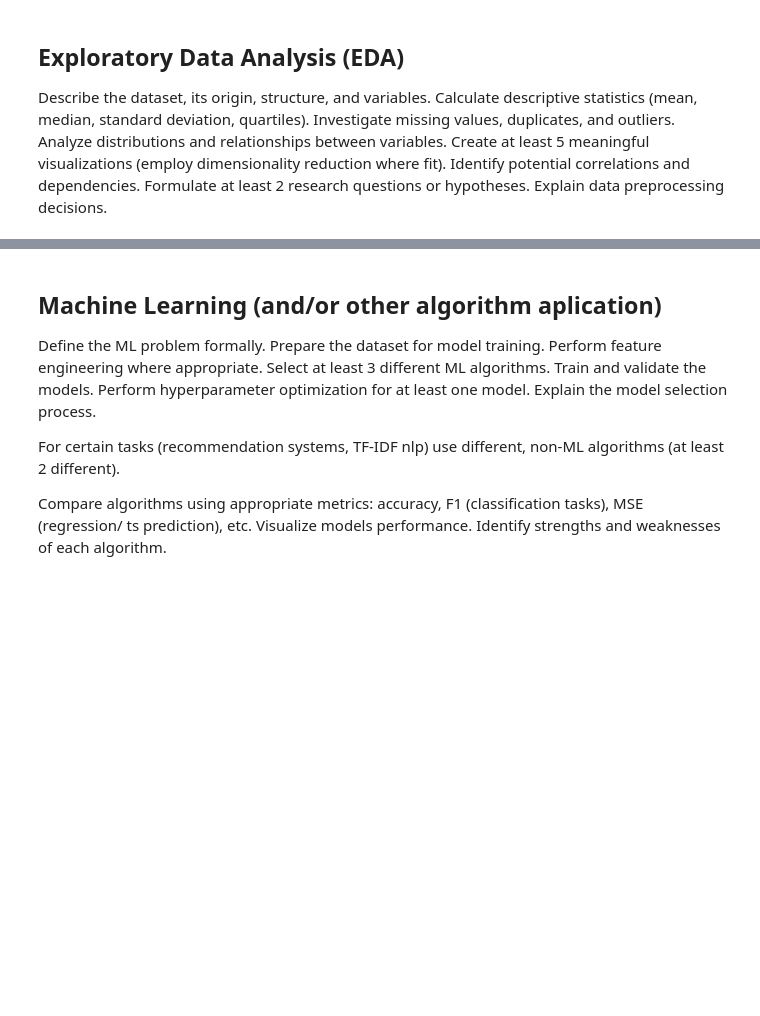
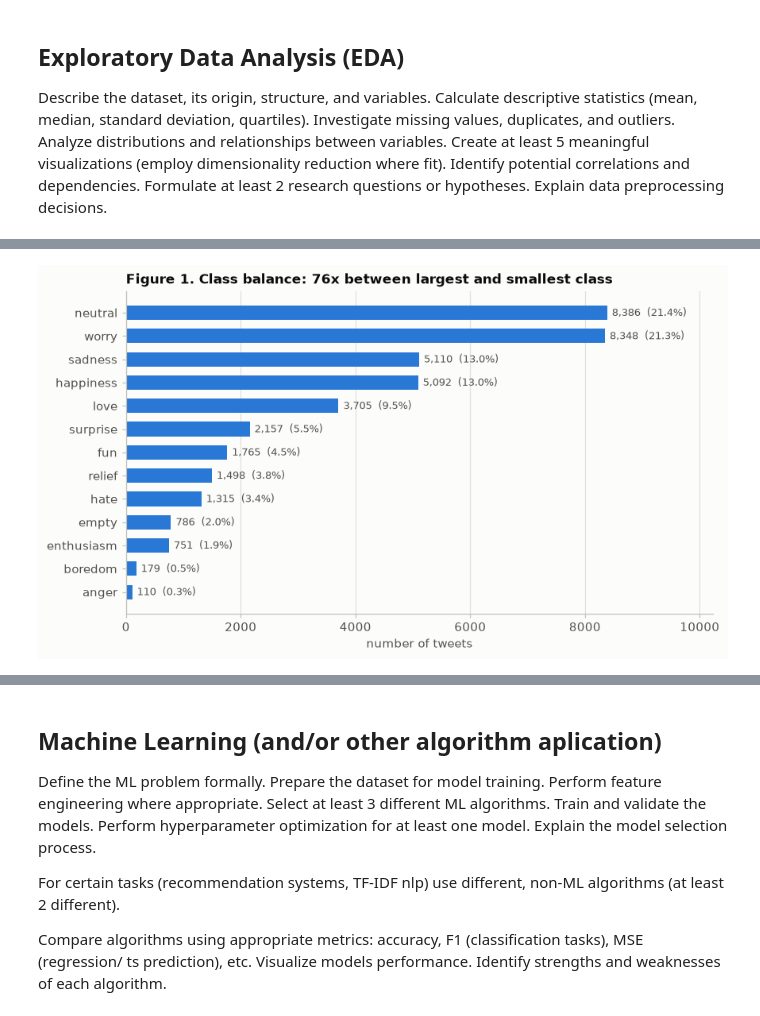
Before and after one commit to ArgasDTiger/ida-labs, a Jupyter notebook: assignement-4.ipynb, the cells around one changed output, grey strips where cells are left out. Drawn from its saved outputs; the diff is of its cells as text; code cells hidden in the pictures; blank space fills up the shorter version.

```diff
--- a/assignement-4.ipynb
+++ b/assignement-4.ipynb
@@ -94,0 +188,34 @@ Describe the dataset, its origin, structure, and variables. Calculate descriptiv
+# %%
+META_COLS = ["n_chars", "n_words", "n_exclaim", "n_question", "n_hashtags", "n_mentions", "n_urls", "upper_ratio", "elongated"]
+
+def meta_features(s):
+    """Numeric descriptors of the RAW tweet text (a pandas Series of str)."""
+    f = pd.DataFrame(index=s.index)
+    f["n_chars"] = s.str.len()
+    f["n_words"] = s.str.split().str.len()
+    f["n_exclaim"] = s.str.count("!")
+    f["n_question"] = s.str.count(r"\?")
+    f["n_hashtags"] = s.str.count(r"#\w+")
+    f["n_mentions"] = s.str.count(r"@\w+")
+    f["n_urls"] = s.str.count(r"https?://\S+|www\.\S+")
+    f["upper_ratio"] = s.apply(lambda t: sum(c.isupper() for c in t) / max(1, sum(c.isalpha() for c in t)))
+    f["elongated"] = s.str.count(r"(\w)\1{2,}")
+    return f[META_COLS]
+
+meta_c = meta_features(df_clean["text"])
+
+desc = (meta_c.describe().T[["mean", "50%", "std", "min", "25%", "75%", "max"]]
+        .rename(columns={"50%": "median", "25%": "Q1", "75%": "Q3"}))
+desc["skew"] = meta_c.skew()
+print("Descriptive statistics of the numeric descriptors (cleaned data):")
+display(desc.round(3))
+
+cls = df_clean.emotion.value_counts()
+cls_tbl = pd.DataFrame({"count": cls, "share_%": (cls / len(df_clean) * 100).round(2)})
+print("\nLabel distribution:")
+display(cls_tbl.T)
+print(f"imbalance ratio (largest / smallest class): {cls.max() / cls.min():.1f}")
+
+by_class = meta_c.groupby(df_clean["emotion"].values)["n_words"].agg(["mean", "median", "std"]).round(2)
+print("\nWords per tweet by emotion:")
+display(by_class.loc[cls.index].T)
@@ -94,0 +274,13 @@ Describe the dataset, its origin, structure, and variables. Calculate descriptiv
+# %%
+order = cls.sort_values().index
+fig, ax = plt.subplots(figsize=(8, 4.6))
+ax.barh(order, cls[order].values, color=BLUE, height=0.62)
+for i, e in enumerate(order):
+    ax.text(cls[e] + cls.max() * 0.01, i, f"{cls[e]:,}  ({cls[e] / len(df_clean):.1%})", va="center", fontsize=8.5, color=INK2)
+ax.set_xlim(0, cls.max() * 1.22)
+ax.set_xlabel("number of tweets")
+ax.set_title(f"Figure 1. Class balance: {cls.max() / cls.min():.0f}x between largest and smallest class")
+grid(ax, "x")
+plt.tight_layout(); plt.show()
+# %% [output]
+[figure, added]
```
Also changed, not shown: parts of 54 cells of this notebook, 1 other file.
